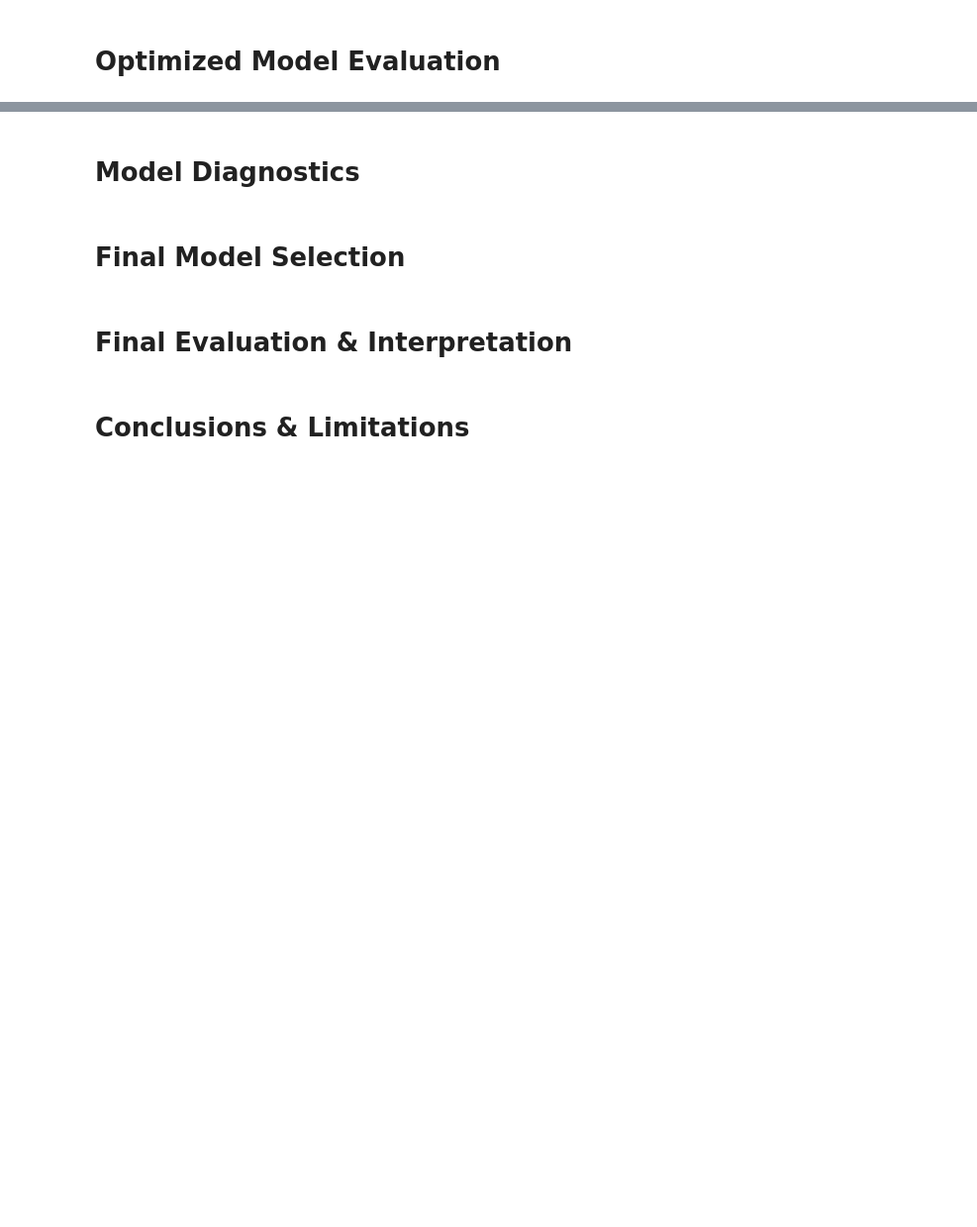
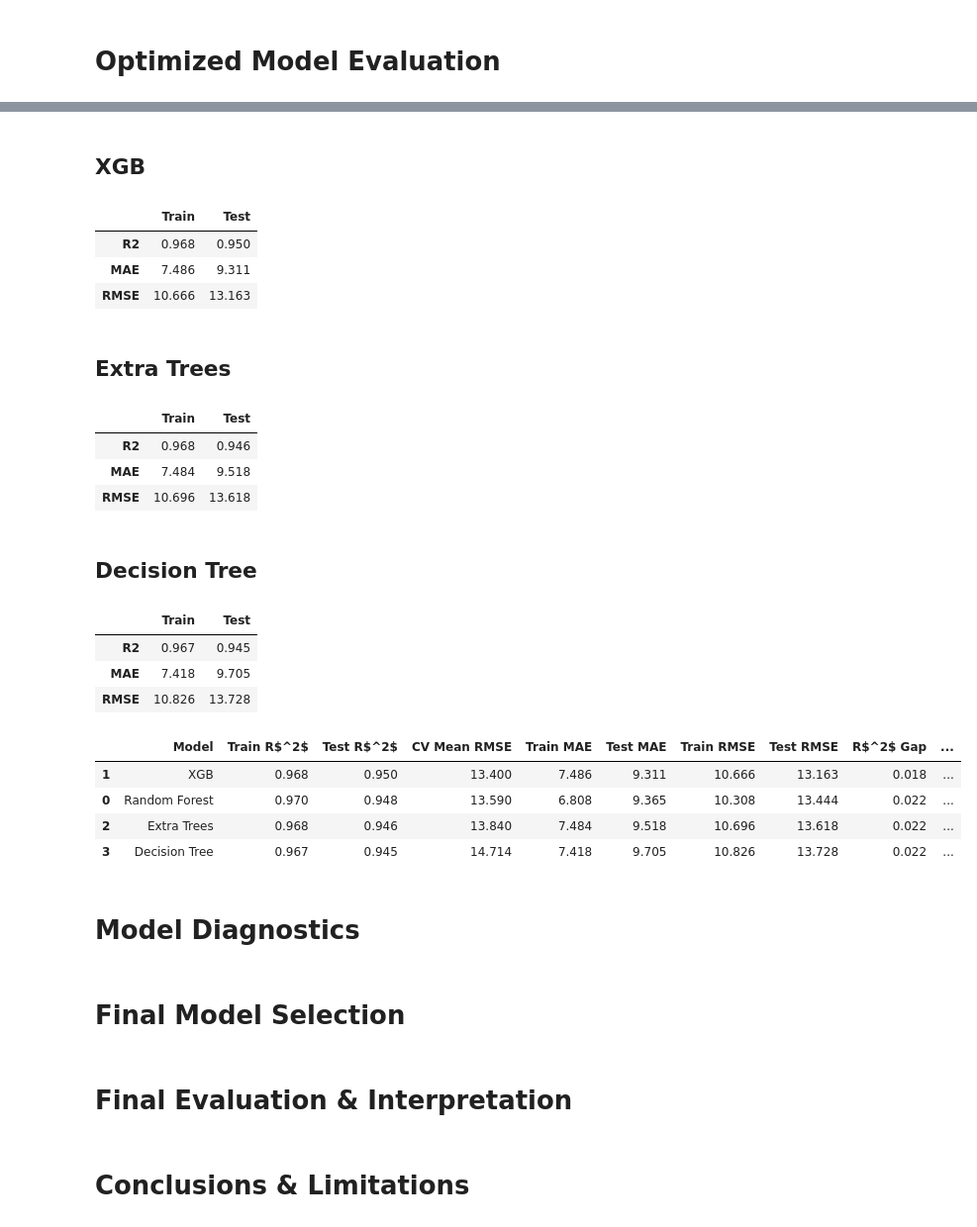
Before and after one commit to alikhajouei2006/CO2-Emission, a Jupyter notebook: CO2 Emission.ipynb, the cells around one changed output, grey strips where cells are left out. Shown at 99% size. Drawn from its saved outputs; the diff is of its cells as text; code cells hidden in the pictures; blank space fills up the shorter version.

```diff
--- a/CO2 Emission.ipynb
+++ b/CO2 Emission.ipynb
@@ -933,0 +1371,62 @@ cv = RepeatedKFold(
+# %% [markdown]
+## XGB
+# %%
+xgb_results = model_evaluator(
+    model=best_xgb,
+    X_train=X_train,
+    X_test=X_test,
+    y_train=y_train,
+    y_test=y_test,
+    metrics=metrics)
+# %%
+pd.DataFrame(xgb_results)
+# %% [output]
+|  | Train | Test |
+| R2 | 0.968 | 0.950 |
+| MAE | 7.486 | 9.311 |
+| RMSE | 10.666 | 13.163 |
+# %% [markdown]
+## Extra Trees
+# %%
+et_results = model_evaluator(
+    model=best_et,
+    X_train=X_train,
+    X_test=X_test,
+    y_train=y_train,
+    y_test=y_test,
+    metrics=metrics
+)
+# %%
+pd.DataFrame(et_results)
+# %% [output]
+|  | Train | Test |
+| R2 | 0.968 | 0.946 |
+| MAE | 7.484 | 9.518 |
+| RMSE | 10.696 | 13.618 |
+# %% [markdown]
+## Decision Tree
+# %%
+dt_results = model_evaluator(
+    model=best_dt,
+    X_train=X_train,
+    X_test=X_test,
+    y_train=y_train,
+    y_test=y_test,
+    metrics=metrics
+)
+# %%
+pd.DataFrame(dt_results)
+# %% [output]
+|  | Train | Test |
+| R2 | 0.967 | 0.945 |
+| MAE | 7.418 | 9.705 |
+| RMSE | 10.826 | 13.728 |
+# %%
+cv_scores = [
+    round(-search_rf.best_score_, 3),
+    round(-search_xgb.best_score_, 3),
+    round(-search_et.best_score_, 3),
+    round(-search_dt.best_score_, 3)
+]
+
+results = [rf_results, xgb_results, et_results, dt_results]
@@ -934,3 +1474,16 @@ cv = RepeatedKFold(
+# %%
+pd.DataFrame(
+    eval_results
+).sort_values(
+    by=['CV Mean RMSE', 'Test R$^2$', 'R$^2$ Gap'],
+    ascending=[True, False, True]
+)
+# %% [output]
+|  | Model | Train R$^2$ | Test R$^2$ | CV Mean RMSE | Train MAE | Test MAE | Train RMSE | Test RMSE | R$^2$ Gap | ... |
+| 1 | XGB | 0.968 | 0.950 | 13.400 | 7.486 | 9.311 | 10.666 | 13.163 | 0.018 | ... |
+| 0 | Random Forest | 0.970 | 0.948 | 13.590 | 6.808 | 9.365 | 10.308 | 13.444 | 0.022 | ... |
+| 2 | Extra Trees | 0.968 | 0.946 | 13.840 | 7.484 | 9.518 | 10.696 | 13.618 | 0.022 | ... |
+| 3 | Decision Tree | 0.967 | 0.945 | 14.714 | 7.418 | 9.705 | 10.826 | 13.728 | 0.022 | ... |
 # %% [markdown]
 # Model Diagnostics
 # %% [markdown]
```
Also changed, not shown: parts of 32 cells of this notebook.
